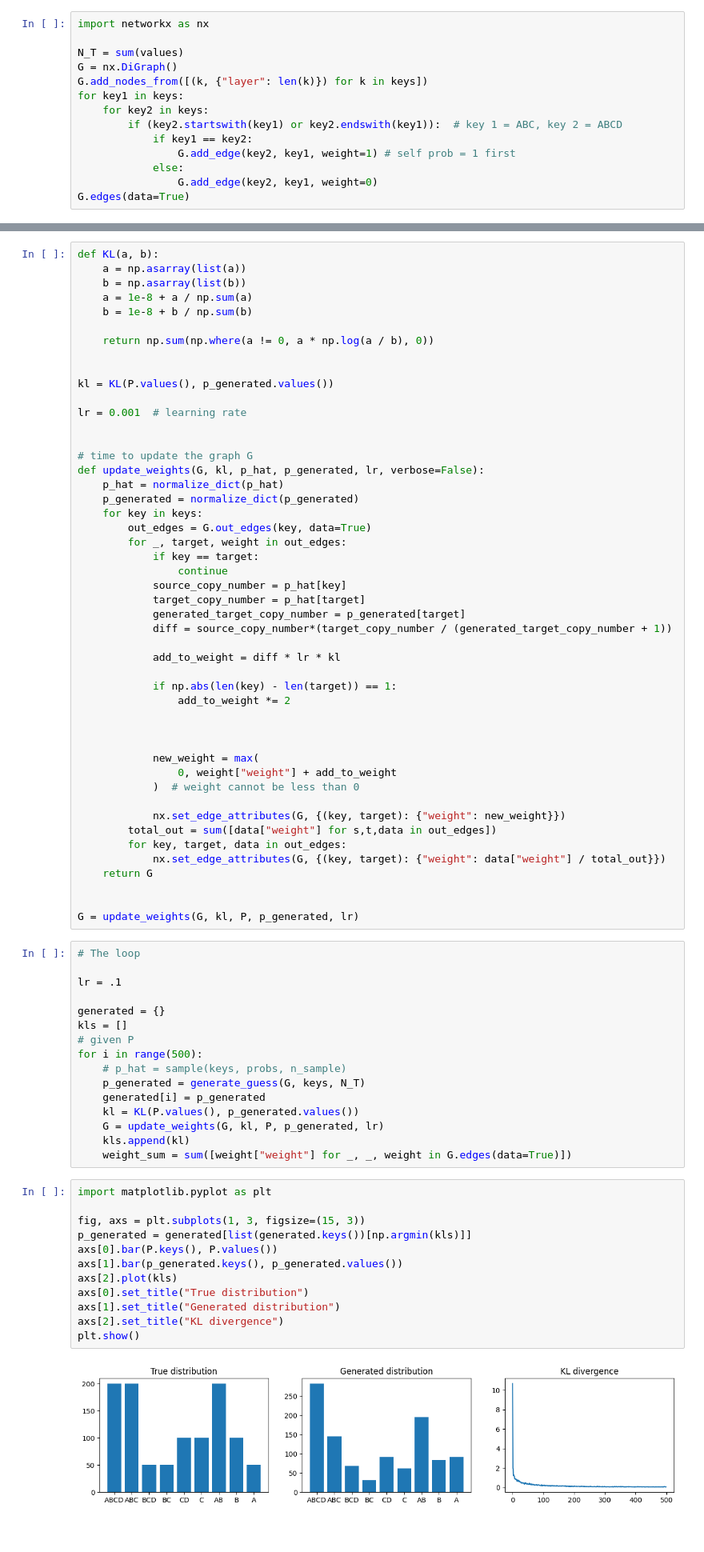
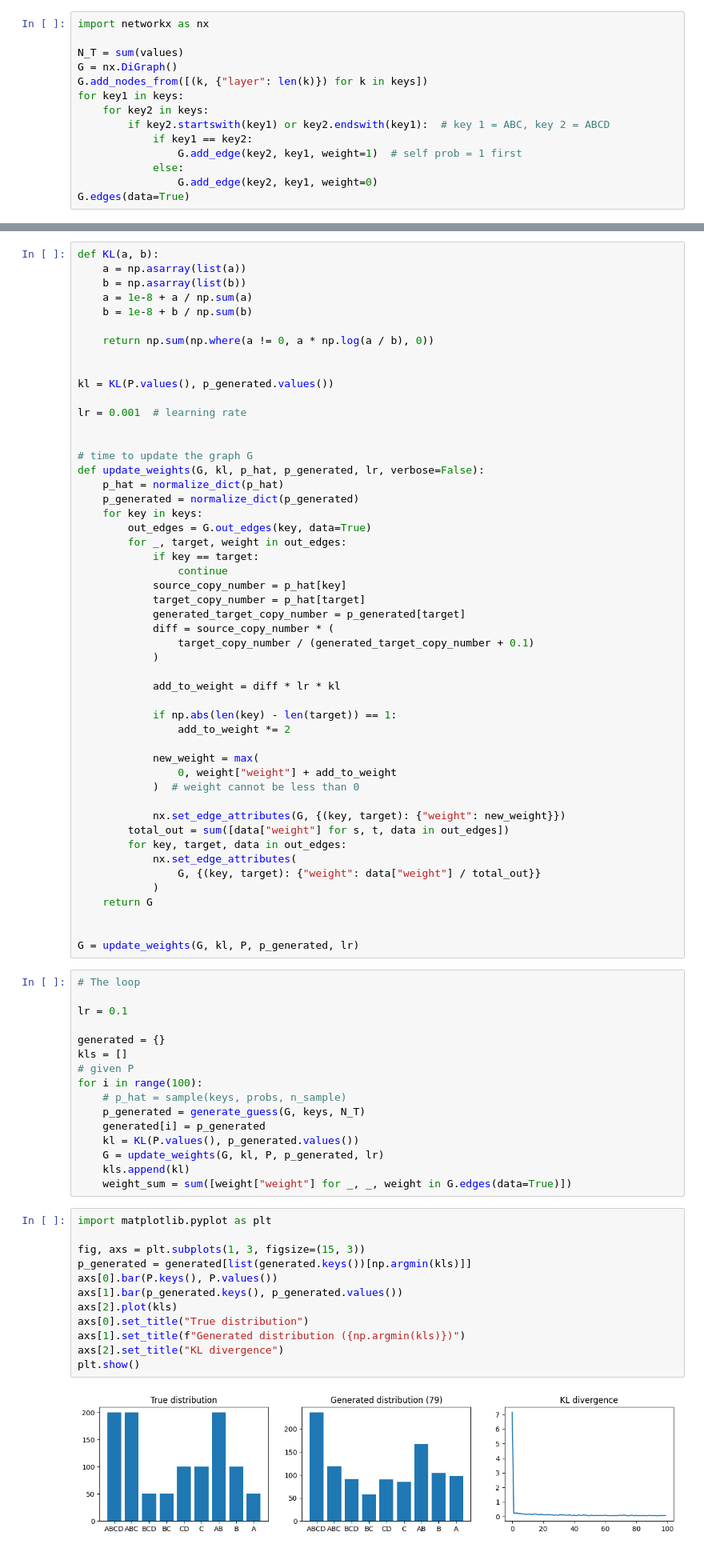
Before and after one commit to ErikHartman/disassembly, a Jupyter notebook: src/weight_estimation_new_method.ipynb, the cells around one changed output, grey strips where cells are left out. Shown: that part at 80% size. Cells and saved outputs as stored; diff of their text form.

```diff
--- a/src/weight_estimation_new_method.ipynb
+++ b/src/weight_estimation_new_method.ipynb
@@ -40,9 +28,9 @@ G = nx.DiGraph()
 G.add_nodes_from([(k, {"layer": len(k)}) for k in keys])
 for key1 in keys:
     for key2 in keys:
-        if (key2.startswith(key1) or key2.endswith(key1)):  # key 1 = ABC, key 2 = ABCD
+        if key2.startswith(key1) or key2.endswith(key1):  # key 1 = ABC, key 2 = ABCD
             if key1 == key2:
-                G.add_edge(key2, key1, weight=1) # self prob = 1 first
+                G.add_edge(key2, key1, weight=1)  # self prob = 1 first
             else:
                 G.add_edge(key2, key1, weight=0)
 G.edges(data=True)
@@ -118,23 +106,25 @@ def update_weights(G, kl, p_hat, p_generated, lr, verbose=False):
             source_copy_number = p_hat[key]
             target_copy_number = p_hat[target]
             generated_target_copy_number = p_generated[target]
-            diff = source_copy_number*(target_copy_number / (generated_target_copy_number + 1))
+            diff = source_copy_number * (
+                target_copy_number / (generated_target_copy_number + 0.1)
+            )
 
             add_to_weight = diff * lr * kl
 
             if np.abs(len(key) - len(target)) == 1:
                 add_to_weight *= 2
 
-
-
             new_weight = max(
                 0, weight["weight"] + add_to_weight
             )  # weight cannot be less than 0
 
             nx.set_edge_attributes(G, {(key, target): {"weight": new_weight}})
-        total_out = sum([data["weight"] for s,t,data in out_edges])
+        total_out = sum([data["weight"] for s, t, data in out_edges])
         for key, target, data in out_edges:
-            nx.set_edge_attributes(G, {(key, target): {"weight": data["weight"] / total_out}})
+            nx.set_edge_attributes(
+                G, {(key, target): {"weight": data["weight"] / total_out}}
+            )
     return G
 
 
@@ -142,12 +132,12 @@ G = update_weights(G, kl, P, p_generated, lr)
 # %%
 # The loop
 
-lr = .1
+lr = 0.1
 
 generated = {}
 kls = []
 # given P
-for i in range(500):
+for i in range(100):
     # p_hat = sample(keys, probs, n_sample)
     p_generated = generate_guess(G, keys, N_T)
     generated[i] = p_generated
@@ -158,15 +148,15 @@ for i in range(500):
 # %%
 import matplotlib.pyplot as plt
 
 fig, axs = plt.subplots(1, 3, figsize=(15, 3))
 p_generated = generated[list(generated.keys())[np.argmin(kls)]]
 axs[0].bar(P.keys(), P.values())
 axs[1].bar(p_generated.keys(), p_generated.values())
 axs[2].plot(kls)
 axs[0].set_title("True distribution")
-axs[1].set_title("Generated distribution")
+axs[1].set_title(f"Generated distribution ({np.argmin(kls)})")
 axs[2].set_title("KL divergence")
 plt.show()
 # %% [output]
-[figure, old version]
+[figure, new version]
 # %%
```
Also changed, not shown: parts of 5 cells of this notebook, 1 other file.
